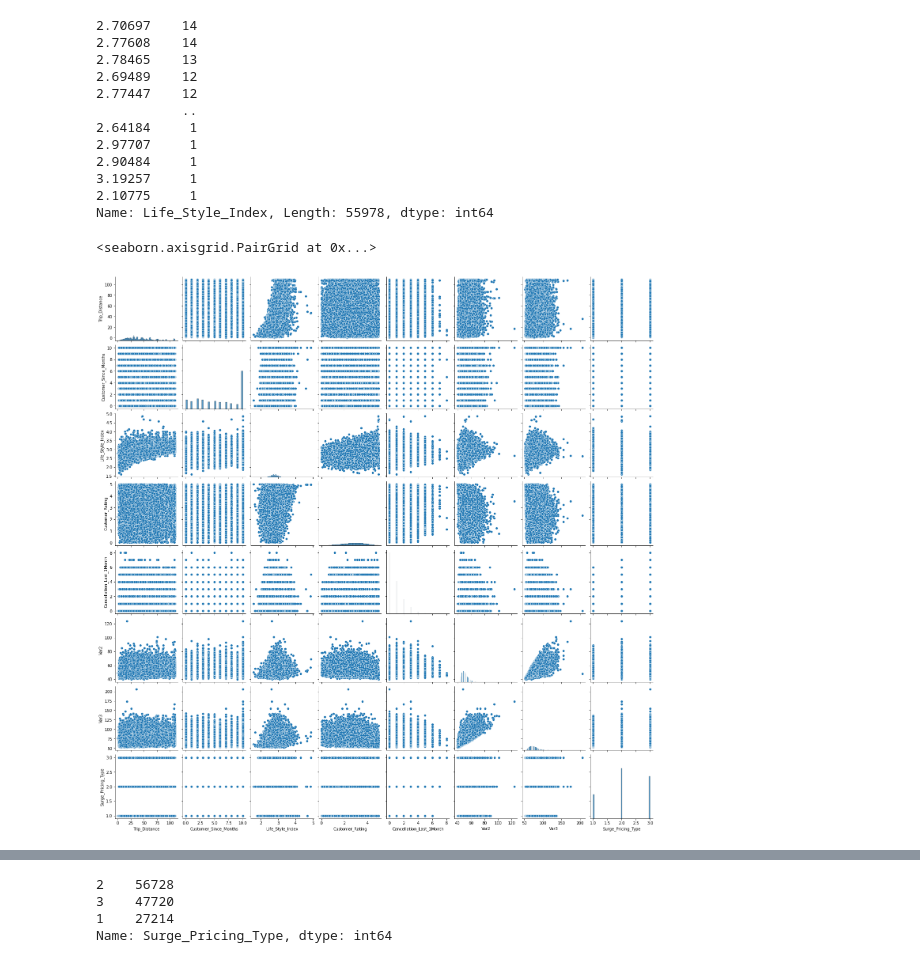
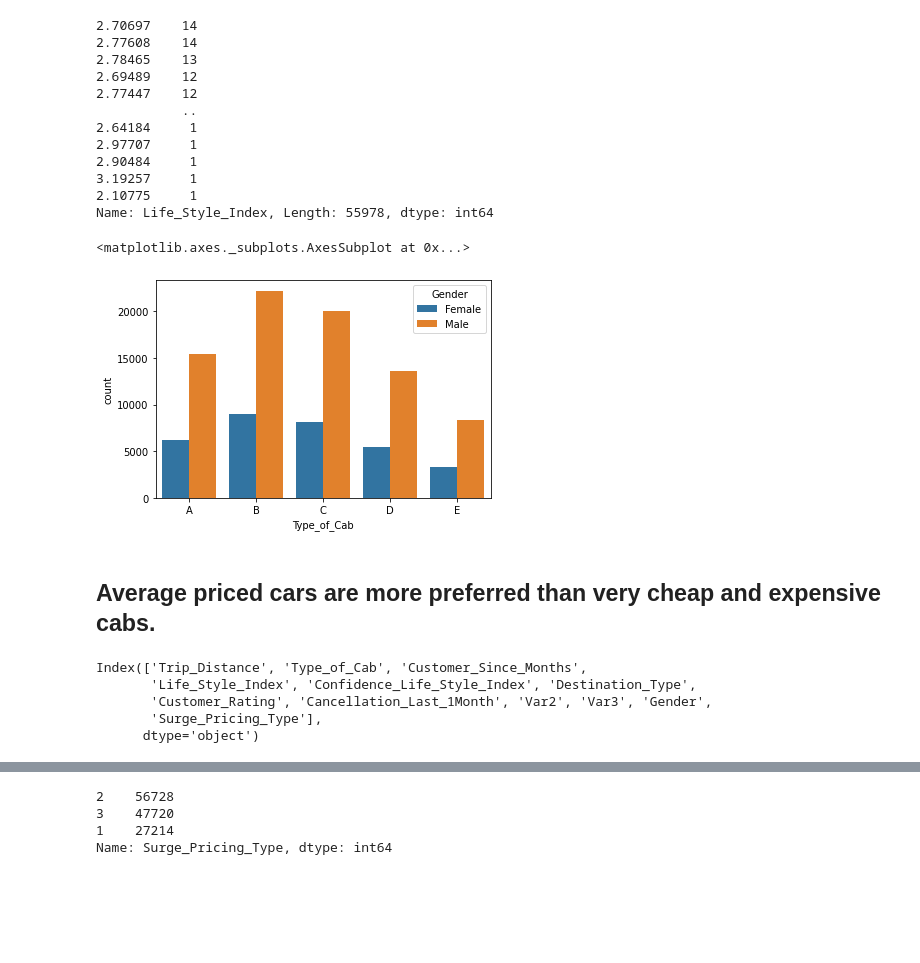
Before and after one commit to sksuman97/TAXI-MOBILITY-SURGE-PRICE-PREDICTION, a Jupyter notebook: ML_Projects_I_TAXI_MOBILITY_SURGE_PRICE_PREDICTION_.ipynb, the cells around one changed output, grey strips where cells are left out. Drawn from its saved outputs; the diff is of its cells as text; code cells hidden in the pictures; blank space fills up the shorter version.

```diff
--- a/ML_Projects_I_TAXI_MOBILITY_SURGE_PRICE_PREDICTION_.ipynb
+++ b/ML_Projects_I_TAXI_MOBILITY_SURGE_PRICE_PREDICTION_.ipynb
@@ -109,5 +148,15 @@ g.map_diag(sns.kdeplot, lw=3, legend=False)
-# %%
-sns.pairplot(df)
-# %% [output]
-<seaborn.axisgrid.PairGrid at 0x...>
-[figure, removed]
+# %%
+sns.countplot(x ='Type_of_Cab', data = df,order=['A','B','C','D','E'],hue='Gender')
+# %% [output]
+<matplotlib.axes._subplots.AxesSubplot at 0x...>
+[figure, added]
+# %% [markdown]
+## Average priced cars are more preferred than very cheap and expensive cabs.
+# %%
+df.columns
+# %% [output]
+Index(['Trip_Distance', 'Type_of_Cab', 'Customer_Since_Months',
+       'Life_Style_Index', 'Confidence_Life_Style_Index', 'Destination_Type',
+       'Customer_Rating', 'Cancellation_Last_1Month', 'Var2', 'Var3', 'Gender',
+       'Surge_Pricing_Type'],
+      dtype='object')
```
Also changed, not shown: parts of 78 cells of this notebook.
